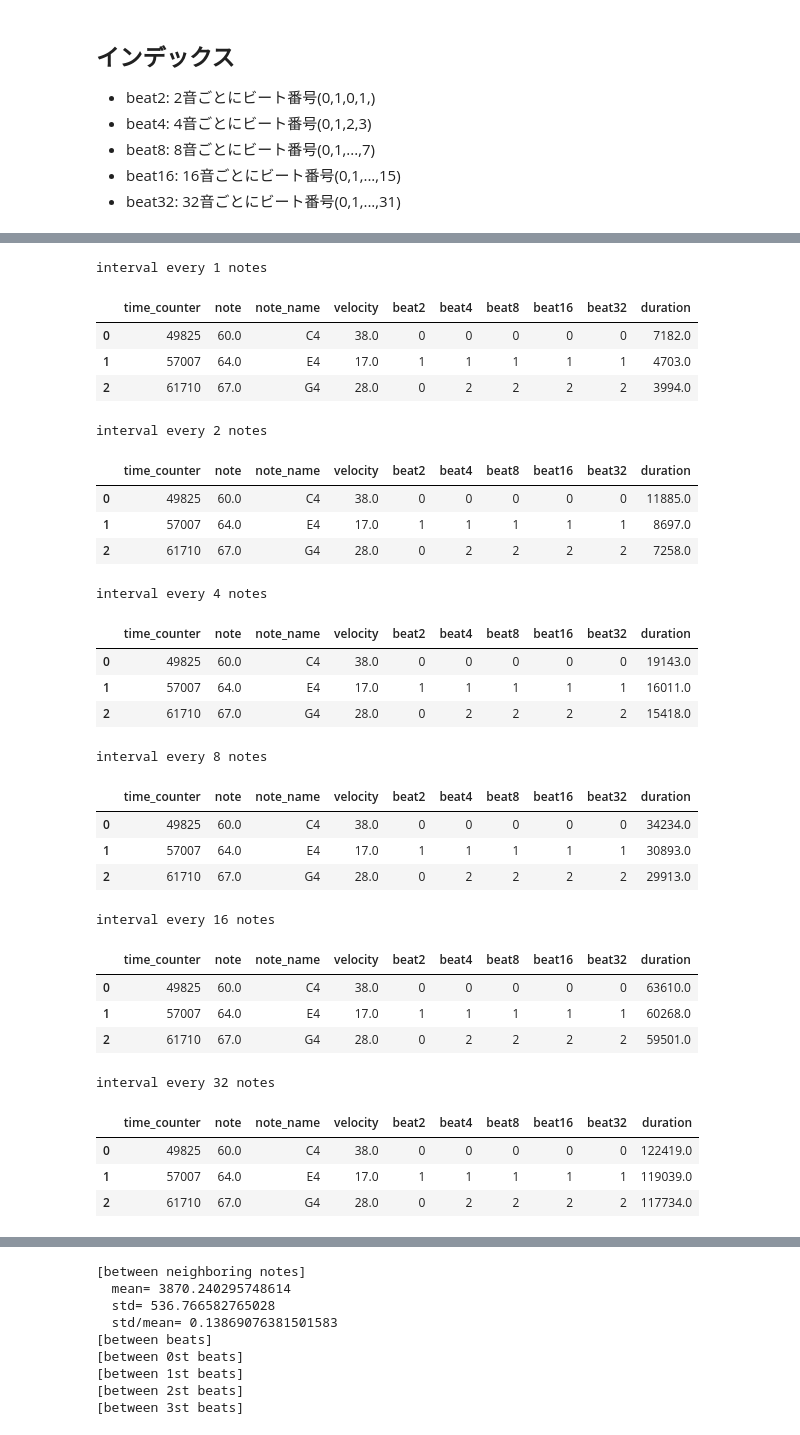
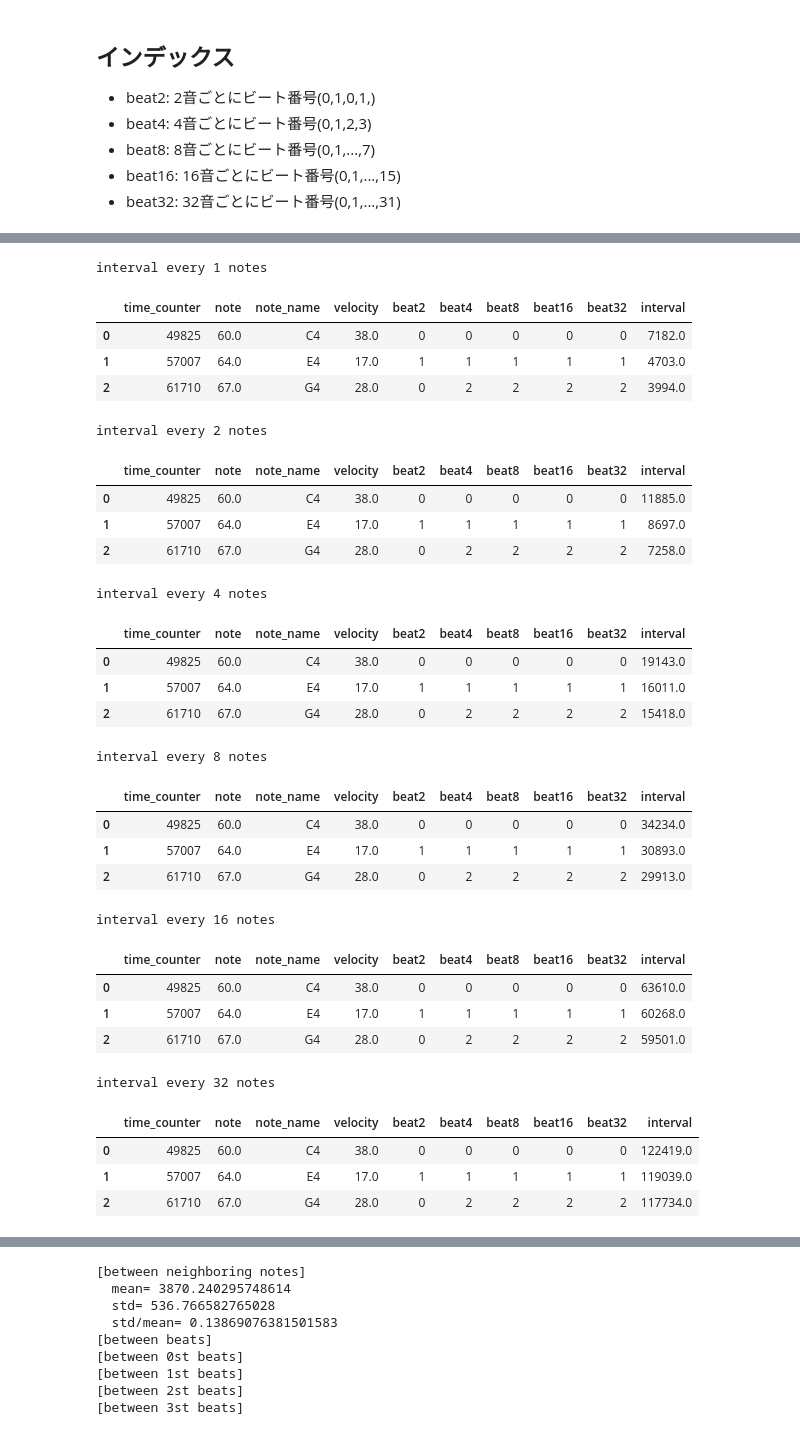
Before and after one commit to jnishii/midi-roll, a Jupyter notebook: midi_analysis.ipynb, the cells around one changed output, grey strips where cells are left out. Drawn from its saved outputs; the diff is of its cells as text; code cells hidden in the pictures.

```diff
--- a/midi_analysis.ipynb
+++ b/midi_analysis.ipynb
@@ -47,8 +49,13 @@ df.loc[ (df["type"] == "note_on") & (df["velocity"] == 0), 'type'] = 'note_off'
 # extract note_on
 note_on=df[df['type']=='note_on'][['time_counter','note','note_name','velocity']]
 
-#最後の5音は和音。その直前にトリルあり。最後の10音は削除
-note_on=note_on[:-10]
+#最後の5音は和音。その直前にトリルあり。最後の9音は削除必要
+#また，最後の2小節はritなので，削除
+#最後の小節の音数:5
+#最後から2番目の小節の音数:18
+#最後から3番目の小節までは音数:16
+
+note_on=note_on[:-55]
 
 #note_on=note_on.reindex(index=range(len(note_on)))
 display(note_on[:5])
@@ -96,46 +97,46 @@ display(note_on[:10])
 # %%
 N=6
 intervals=[]
 for i in range(N):
     k=2**i
     tmp_duration=pd.DataFrame(note_on.time_counter.diff(k).shift(-k))
-    tmp_duration=tmp_duration.rename(columns={"time_counter":"duration"})
+    tmp_duration=tmp_duration.rename(columns={"time_counter":"interval"})
     tmp_duration=pd.concat([note_on,tmp_duration], axis=1)
     tmp_duration.index=range(len(tmp_duration))
     #display(tmp_duration)
     intervals.append(tmp_duration)
 
 for i ,j in enumerate(range(len(intervals))):
     print("interval every {} notes".format(2**i))
     display(intervals[i][:3])
 # %% [output]
 interval every 1 notes
-|  | time_counter | note | note_name | velocity | beat2 | beat4 | beat8 | beat16 | beat32 | duration |
+|  | time_counter | note | note_name | velocity | beat2 | beat4 | beat8 | beat16 | beat32 | interval |
 | 0 | 49825 | 60.0 | C4 | 38.0 | 0 | 0 | 0 | 0 | 0 | 7182.0 |
 | 1 | 57007 | 64.0 | E4 | 17.0 | 1 | 1 | 1 | 1 | 1 | 4703.0 |
 | 2 | 61710 | 67.0 | G4 | 28.0 | 0 | 2 | 2 | 2 | 2 | 3994.0 |
 interval every 2 notes
-|  | time_counter | note | note_name | velocity | beat2 | beat4 | beat8 | beat16 | beat32 | duration |
+|  | time_counter | note | note_name | velocity | beat2 | beat4 | beat8 | beat16 | beat32 | interval |
 | 0 | 49825 | 60.0 | C4 | 38.0 | 0 | 0 | 0 | 0 | 0 | 11885.0 |
 | 1 | 57007 | 64.0 | E4 | 17.0 | 1 | 1 | 1 | 1 | 1 | 8697.0 |
 | 2 | 61710 | 67.0 | G4 | 28.0 | 0 | 2 | 2 | 2 | 2 | 7258.0 |
 interval every 4 notes
-|  | time_counter | note | note_name | velocity | beat2 | beat4 | beat8 | beat16 | beat32 | duration |
+|  | time_counter | note | note_name | velocity | beat2 | beat4 | beat8 | beat16 | beat32 | interval |
 | 0 | 49825 | 60.0 | C4 | 38.0 | 0 | 0 | 0 | 0 | 0 | 19143.0 |
 | 1 | 57007 | 64.0 | E4 | 17.0 | 1 | 1 | 1 | 1 | 1 | 16011.0 |
 | 2 | 61710 | 67.0 | G4 | 28.0 | 0 | 2 | 2 | 2 | 2 | 15418.0 |
 interval every 8 notes
-|  | time_counter | note | note_name | velocity | beat2 | beat4 | beat8 | beat16 | beat32 | duration |
+|  | time_counter | note | note_name | velocity | beat2 | beat4 | beat8 | beat16 | beat32 | interval |
 | 0 | 49825 | 60.0 | C4 | 38.0 | 0 | 0 | 0 | 0 | 0 | 34234.0 |
 | 1 | 57007 | 64.0 | E4 | 17.0 | 1 | 1 | 1 | 1 | 1 | 30893.0 |
 | 2 | 61710 | 67.0 | G4 | 28.0 | 0 | 2 | 2 | 2 | 2 | 29913.0 |
 interval every 16 notes
-|  | time_counter | note | note_name | velocity | beat2 | beat4 | beat8 | beat16 | beat32 | duration |
+|  | time_counter | note | note_name | velocity | beat2 | beat4 | beat8 | beat16 | beat32 | interval |
 | 0 | 49825 | 60.0 | C4 | 38.0 | 0 | 0 | 0 | 0 | 0 | 63610.0 |
 | 1 | 57007 | 64.0 | E4 | 17.0 | 1 | 1 | 1 | 1 | 1 | 60268.0 |
 | 2 | 61710 | 67.0 | G4 | 28.0 | 0 | 2 | 2 | 2 | 2 | 59501.0 |
 interval every 32 notes
-|  | time_counter | note | note_name | velocity | beat2 | beat4 | beat8 | beat16 | beat32 | duration |
+|  | time_counter | note | note_name | velocity | beat2 | beat4 | beat8 | beat16 | beat32 | interval |
 | 0 | 49825 | 60.0 | C4 | 38.0 | 0 | 0 | 0 | 0 | 0 | 122419.0 |
 | 1 | 57007 | 64.0 | E4 | 17.0 | 1 | 1 | 1 | 1 | 1 | 119039.0 |
 | 2 | 61710 | 67.0 | G4 | 28.0 | 0 | 2 | 2 | 2 | 2 | 117734.0 |
```
Also changed, not shown: parts of 9 cells of this notebook.
